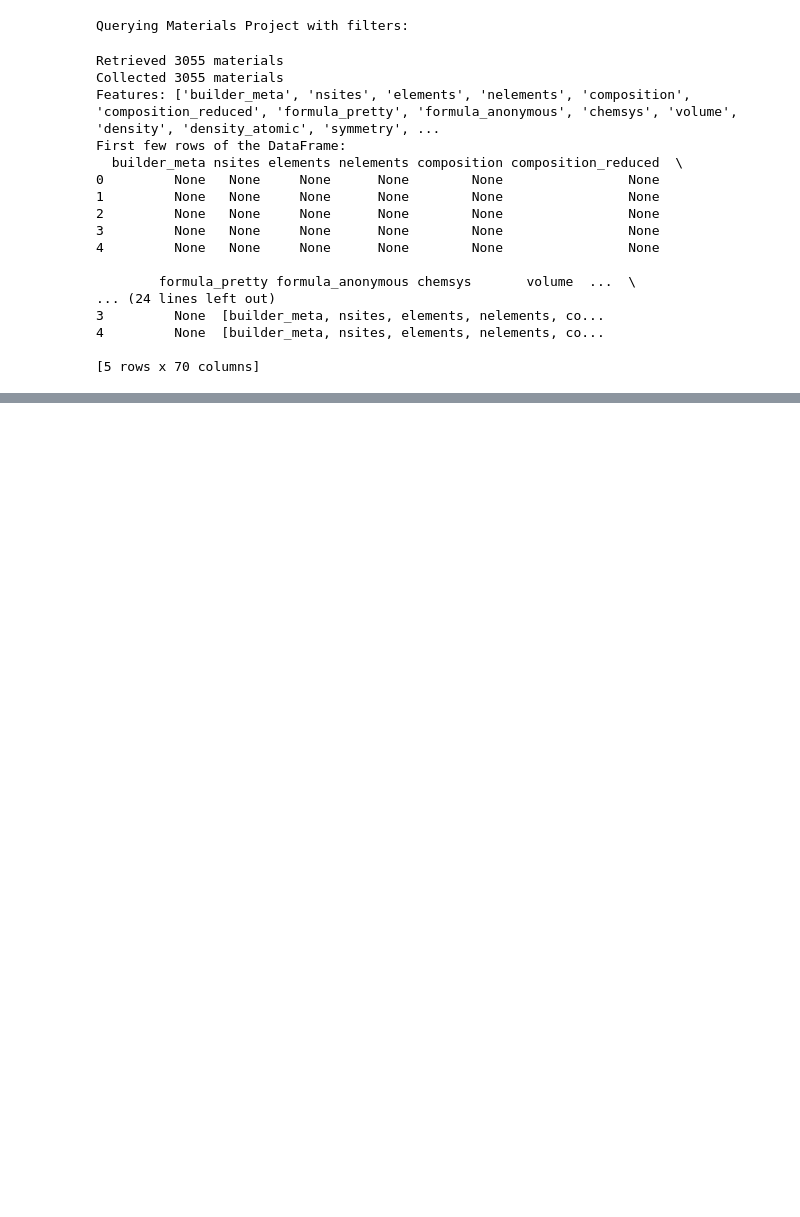
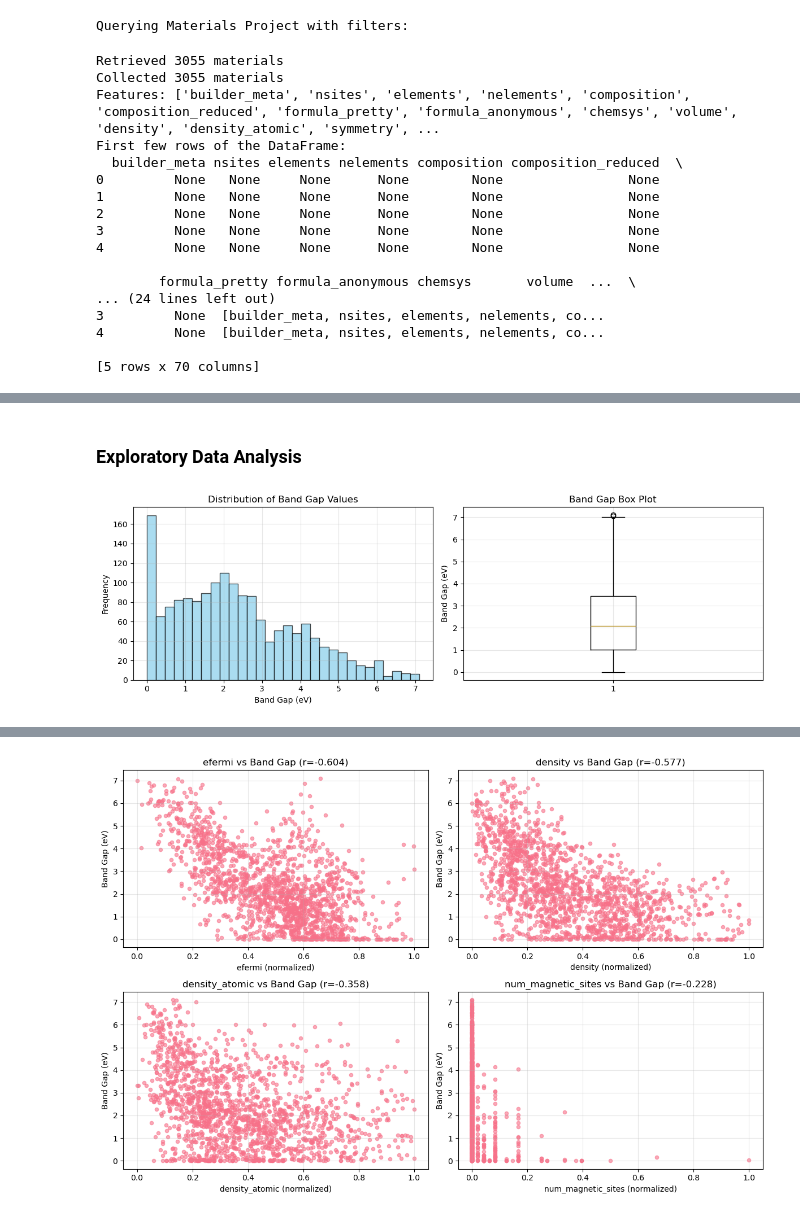
Before and after one commit to xjonas/AI-Battery_Material_Prediction, a Jupyter notebook: sample.ipynb, the cells around one changed output, grey strips where cells are left out. Drawn from its saved outputs; the diff is of its cells as text; code cells hidden in the pictures; blank space fills up the shorter version.

```diff
--- a/sample.ipynb
+++ b/sample.ipynb
@@ -91,0 +243,75 @@ First few rows of the DataFrame:
+# %% [markdown]
+### Exploratory Data Analysis
+# %%
+import matplotlib.pyplot as plt
+import seaborn as sns
+import numpy as np
+
+# Set up plotting style
+plt.style.use('default')
+sns.set_palette("husl")
+
+# 1. Target variable distribution
+fig, axes = plt.subplots(1, 2, figsize=(12, 4))
+
+# Band gap histogram
+axes[0].hist(df_features['band_gap'], bins=30, alpha=0.7, color='skyblue', edgecolor='black')
+axes[0].set_xlabel('Band Gap (eV)')
+axes[0].set_ylabel('Frequency')
+axes[0].set_title('Distribution of Band Gap Values')
+axes[0].grid(True, alpha=0.3)
+
+# Band gap box plot
+axes[1].boxplot(df_features['band_gap'])
+axes[1].set_ylabel('Band Gap (eV)')
+axes[1].set_title('Band Gap Box Plot')
+axes[1].grid(True, alpha=0.3)
+
+plt.tight_layout()
+plt.show()
+
+print(f"Band Gap Statistics:")
+print(f"Mean: {df_features['band_gap'].mean():.3f} eV")
+print(f"Std: {df_features['band_gap'].std():.3f} eV")
+print(f"Range: {df_features['band_gap'].min():.3f} - {df_features['band_gap'].max():.3f} eV")
+
+# 2. Correlation analysis with target
+correlations = df_features[input_features].corrwith(df_features['band_gap']).sort_values(key=abs, ascending=False)
+print(f"\nCorrelations with Band Gap (sorted by absolute value):")
+for feature, corr in correlations.items():
+    print(f"{feature:25}: {corr:6.3f}")
+
+# 3. Key feature relationships
+fig, axes = plt.subplots(2, 2, figsize=(12, 8))
+axes = axes.ravel()
+
+# Most correlated features vs band gap
+top_features = correlations.head(4).index
+
+for i, feature in enumerate(top_features):
+    axes[i].scatter(df_features[feature], df_features['band_gap'], alpha=0.6, s=20)
+    axes[i].set_xlabel(f'{feature} (normalized)')
+    axes[i].set_ylabel('Band Gap (eV)')
+    axes[i].set_title(f'{feature} vs Band Gap (r={correlations[feature]:.3f})')
+    axes[i].grid(True, alpha=0.3)
+
+plt.tight_layout()
+plt.show()
+
+# 4. Feature correlation matrix INCLUDING band_gap
+plt.figure(figsize=(10, 8))
+# Include all features including band_gap for full correlation matrix
+all_features = input_features + ['band_gap']
+corr_matrix = df_features[all_features].corr()
+
+# Create mask for upper triangle (excluding the band_gap row)
+mask = np.triu(np.ones_like(corr_matrix, dtype=bool))
+mask[-1, :] = False  # Show the bottom row (band_gap correlations)
+
+sns.heatmap(corr_matrix, mask=mask, annot=True, cmap='coolwarm', center=0,
+            square=True, fmt='.2f', cbar_kws={"shrink": .8})
+plt.title('Feature Correlation Matrix (with Band Gap)')
+plt.tight_layout()
+plt.show()
+# %% [output]
+[figure, added]
@@ -91,0 +332 @@ First few rows of the DataFrame:
+[figure, added]
```
Also changed, not shown: parts of 12 cells of this notebook, 1 other file.
